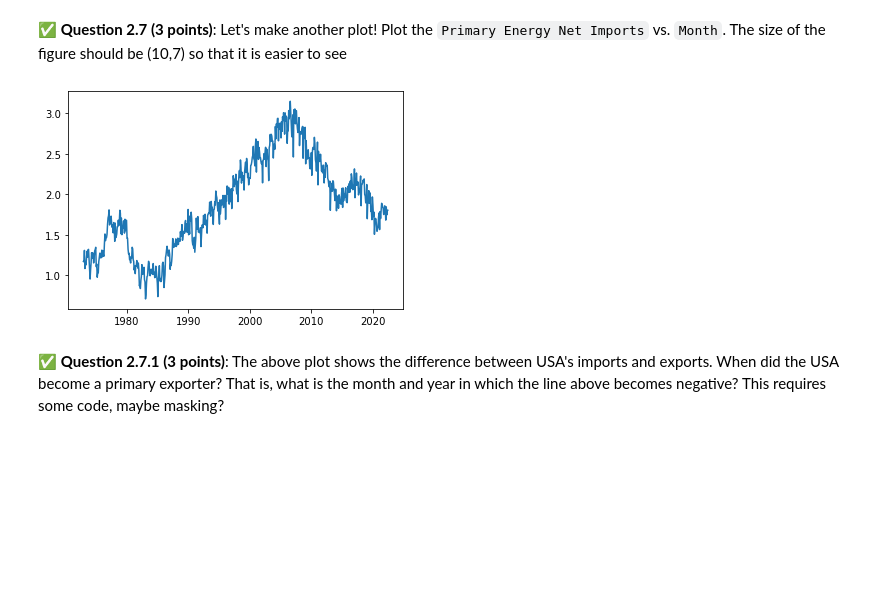
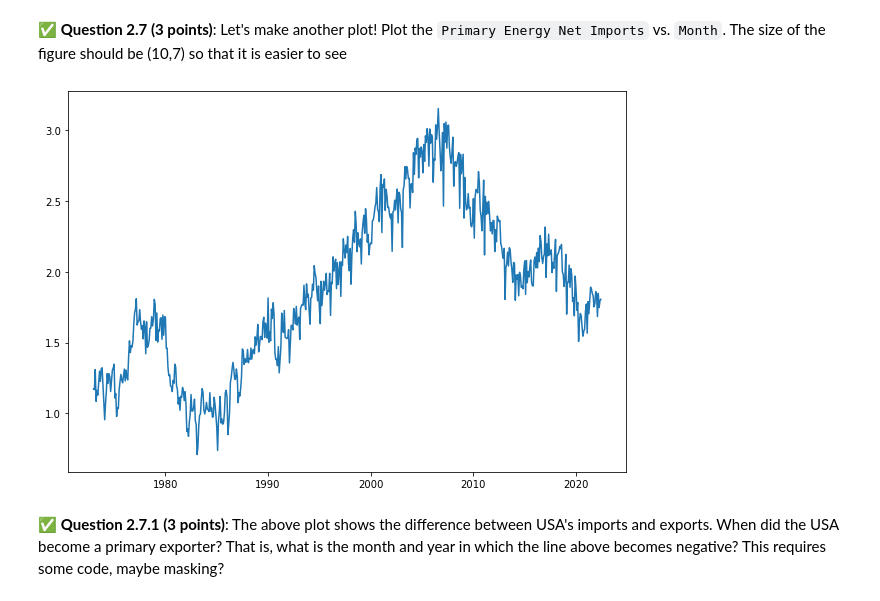
Before and after one commit to arburyri/cmse202-f22-turnin, a Jupyter notebook: midterm/CMSE202-Midterm-Section003-RichardArbury.ipynb, the cells around one changed output. Saved outputs shown, nothing was run; the diff lists cells and outputs as text; code cells hidden in the pictures; blank space fills up the shorter version.

```diff
--- a/midterm/CMSE202-Midterm-Section003-RichardArbury.ipynb
+++ b/midterm/CMSE202-Midterm-Section003-RichardArbury.ipynb
@@ -283,9 +284,9 @@ The size of the figure should be (10,7) so that it is easier to see
 # %%
 y=df2["Primary Energy Imports"]
 x=df2["Month"]
-
-fig1=plt.plot(x,y)
+fig,ax=plt.subplots(figsize=(10,7))
+ax=plt.plot(x,y)
 # %% [output]
-[figure, old version]
+[figure, new version]
 # %% [markdown]
 &#9989; **Question 2.7.1 (3 points)**: The above plot shows the difference between USA's imports and exports. When did the USA become a primary exporter? That is, what is the month and year in which the line above becomes negative? This requires some code, maybe masking?
```
Also changed, not shown: parts of 10 cells of this notebook.
